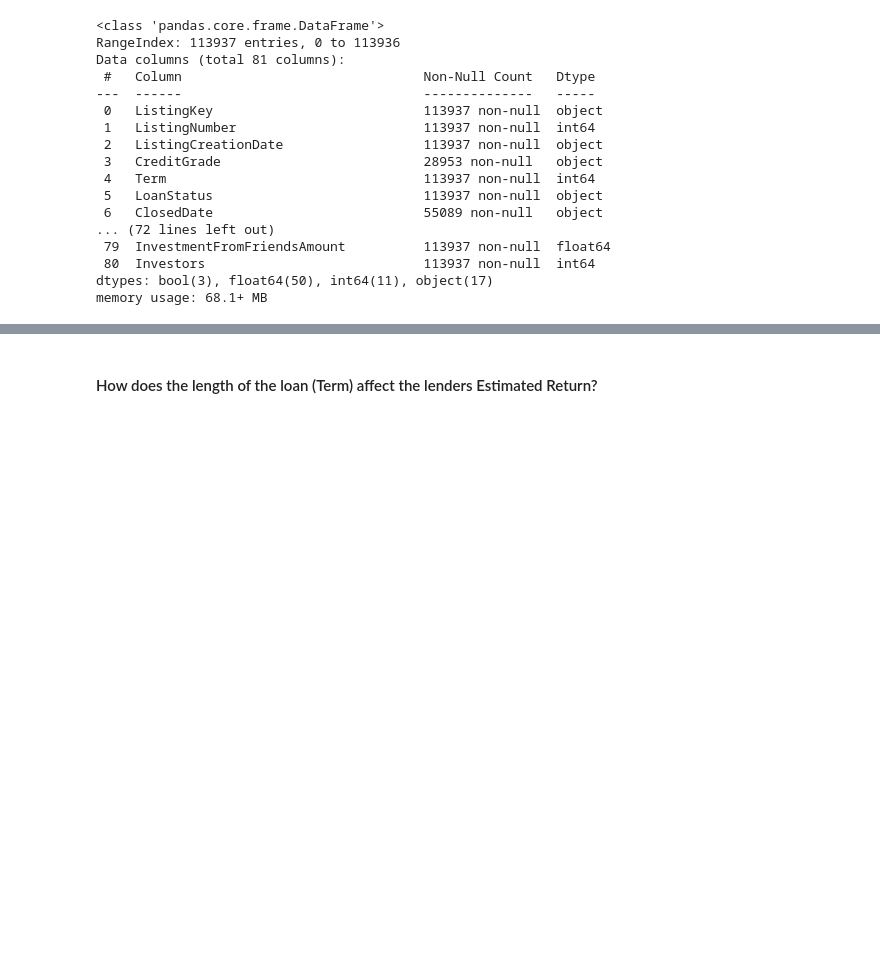
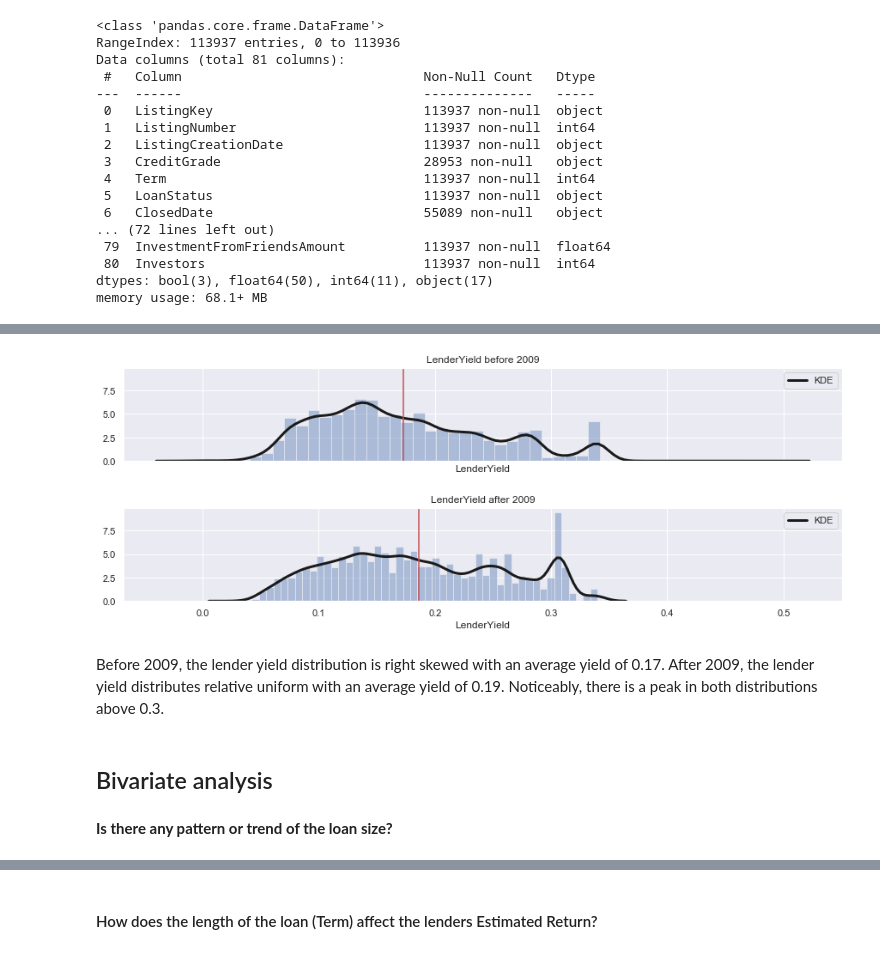
Before and after one commit to Jinning-beep/Udacity_data_analyst_projects, a Jupyter notebook: Project 5/exploratory_act.ipynb, the cells around one changed output, grey strips where cells are left out. Drawn from its saved outputs; the diff is of its cells as text; code cells hidden in the pictures; blank space fills up the shorter version.

```diff
--- a/Project 5/exploratory_act.ipynb
+++ b/Project 5/exploratory_act.ipynb
@@ -245,0 +188,2 @@ plt.savefig('before200809')
+# %%
+df_post_2009 = df_analysis.query('ListingCreationDate > datetime.date(2009, 12, 31)')
@@ -245,0 +266,21 @@ plt.savefig('before200809')
+# %%
+fig,axs = plt.subplots(2,1,figsize=(15,5),sharex=True, sharey=True)
+plt. subplots_adjust(hspace=0.5)
+g = sns.distplot(df_pre_2009['LenderYield'],
+                  kde_kws={"color": "k", "lw": 3, "label": "KDE"},
+                 ax = axs[0])
+axs[0].set_title('LenderYield before 2009')
+g.axvline(x = df_pre_2009['LenderYield'].mean(),color='r');
+sns.distplot(df_post_2009['LenderYield'],
+                  kde_kws={"color": "k", "lw": 3, "label": "KDE"},
+                  ax = axs[1])
+plt.axvline(x = df_post_2009['LenderYield'].mean(),color='r')
+axs[1].set_title('LenderYield after 2009');
+# %% [output]
+[figure, added]
+# %% [markdown]
+Before 2009, the lender yield distribution is right skewed with an average yield of 0.17. After 2009, the lender yield distributes relative uniform with an average yield of 0.19. Noticeably, there is a peak in both distributions above 0.3.
+# %% [markdown]
+## Bivariate analysis
+# %% [markdown]
+**Is there any pattern or trend of the loan size?**
```
Also changed, not shown: parts of 69 cells of this notebook.
